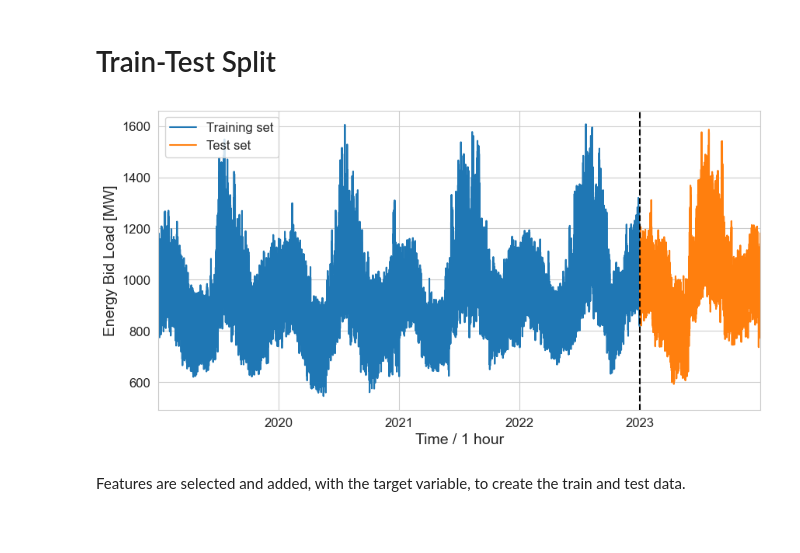
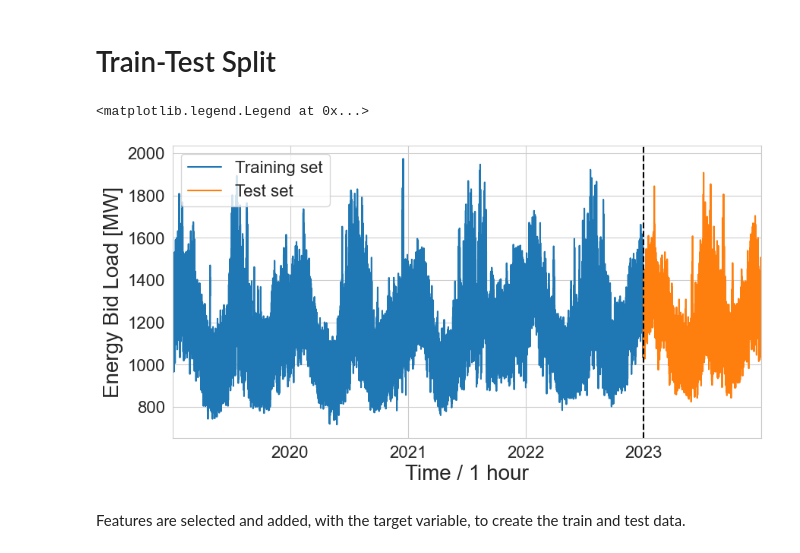
Before and after one commit to chpre23/ML_project, a Jupyter notebook: [LSTM]LOAD_forecasting_NYISO.ipynb, the cells around one changed output. Saved outputs shown, nothing was run; the diff lists cells and outputs as text; code cells hidden in the pictures; blank space fills up the shorter version.

```diff
--- a/[LSTM]LOAD_forecasting_NYISO.ipynb
+++ b/[LSTM]LOAD_forecasting_NYISO.ipynb
@@ -128,7 +128,7 @@ df = df.sort_index()
 The only column of interest is Energy Bid Load and the dataframe needs to be filtered according to the selected region.
 # %%
 column_selection = "Energy Bid Load"
-location = "WEST"
+location = "CENTRL"
 
 location_column_index = df.columns.get_loc("Name")
 mask = df.iloc[:, location_column_index] == location
@@ -388,14 +388,15 @@ test_data = df2.loc[(df2.index >= threshold_date_1)]
 # %%
 fig, ax = plt.subplots(figsize=(10, 5))
 train_data[column_selection].plot(ax=ax, label="Training set")
 test_data[column_selection].plot(ax=ax, label="Test set")
 ax.axvline(threshold_date_1, color="k", ls="--")
-
-plt.xlabel("Time / 1 hour")
-plt.ylabel(f"{column_selection} [MW]")
-plt.legend();
+ax.set_xlabel("Time / 1 hour", fontsize=20)
+ax.set_ylabel(f"{column_selection} [MW]", fontsize=20)
+ax.tick_params(axis='both', which='major', labelsize=16)  # Ticks fontsize
+plt.legend(fontsize=16, loc="upper left")
 # %% [output]
+<matplotlib.legend.Legend at 0x...>
-[figure, old version]
+[figure, new version]
 # %% [markdown]
 Features are selected and added, with the target variable, to create the train and test data.
 # %%
```
Also changed, not shown: parts of 25 cells of this notebook, 2 other files.
